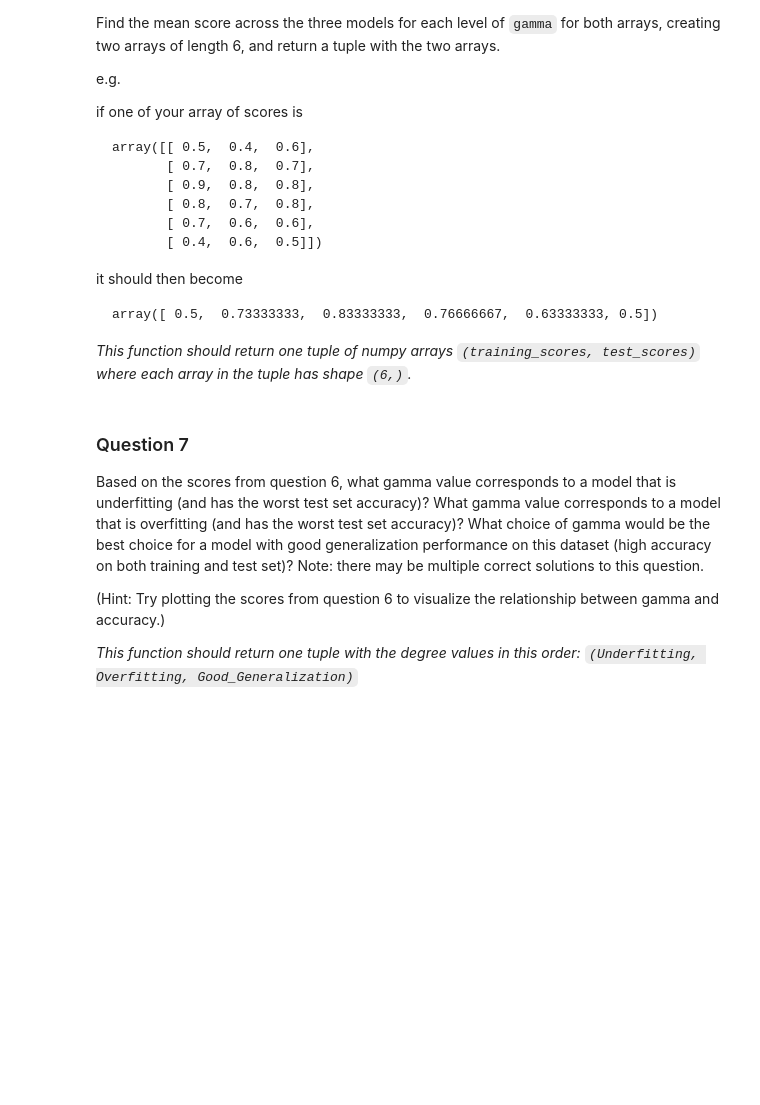
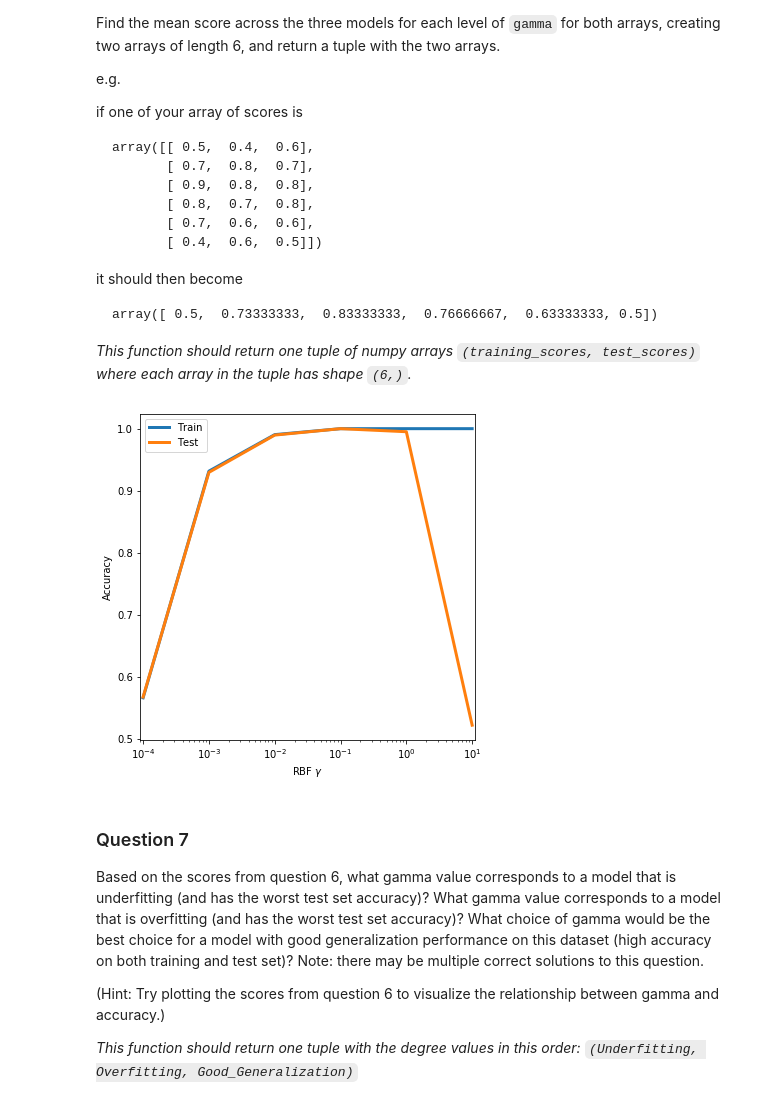
Before and after one commit to aemerick/eeda, a Jupyter notebook: courses/AppliedML/Assignment 2.ipynb, the cells around one changed output. Drawn from its saved outputs; the diff is of its cells as text; code cells hidden in the pictures; blank space fills up the shorter version.

```diff
--- a/courses/AppliedML/Assignment 2.ipynb
+++ b/courses/AppliedML/Assignment 2.ipynb
@@ -352,11 +354,52 @@ it should then become
 # %%
-def answer_six():
+def answer_six(n_jobs=1):
     from sklearn.svm import SVC
     from sklearn.model_selection import validation_curve
 
     # Your code here
+    clf = SVC(kernel='rbf', C=1, random_state=0)
+    train_scores, test_scores = validation_curve(clf, X_subset, y_subset, param_name = 'gamma',
+                                                 param_range=np.logspace(-4,1,6),
+                                                 scoring='accuracy',
+                                                 n_jobs=n_jobs)
 
-    return # Your answer here
+
+    train_mean = np.mean(train_scores,axis=1)
+    test_mean  = np.mean(test_scores,axis=1) # Your answer here
+    return (train_mean, test_mean)
+# %%
+
+def plot_answer_six():
+    if not SILENCE_OUTPUT:
+        %matplotlib inline
+        import matplotlib.pyplot as plt
+
+        a6_train, a6_test = answer_six(6)
+
+        fig, ax = plt.subplots()
+        fig.set_size_inches(6,6)
+        gamma_list = np.logspace(-4,1,6)
+        ax.plot(gamma_list, a6_train, lw = 3, color = 'C0', label = r'Train')
+        ax.plot(gamma_list, a6_test, lw = 3, color = 'C1', label = r'Test')
+
+        ax.set_xlabel(r"RBF $\gamma$")
+        ax.set_ylabel(r"Accuracy")
+        #ax.set_xlim(-0.1,9.1)
+        ax.set_xlim(9.0E-5,11.0)
+        ax.semilogx()
+
+        #ax.set_xticks(degree_list)
+        ax.legend(loc='best')
+
+        plt.show()
+        plt.close()
+
+
+    return
+
+plot_answer_six()
+# %% [output]
+[figure, added]
 # %% [markdown]
 ### Question 7
 
```
Also changed, not shown: parts of 2 cells of this notebook.
